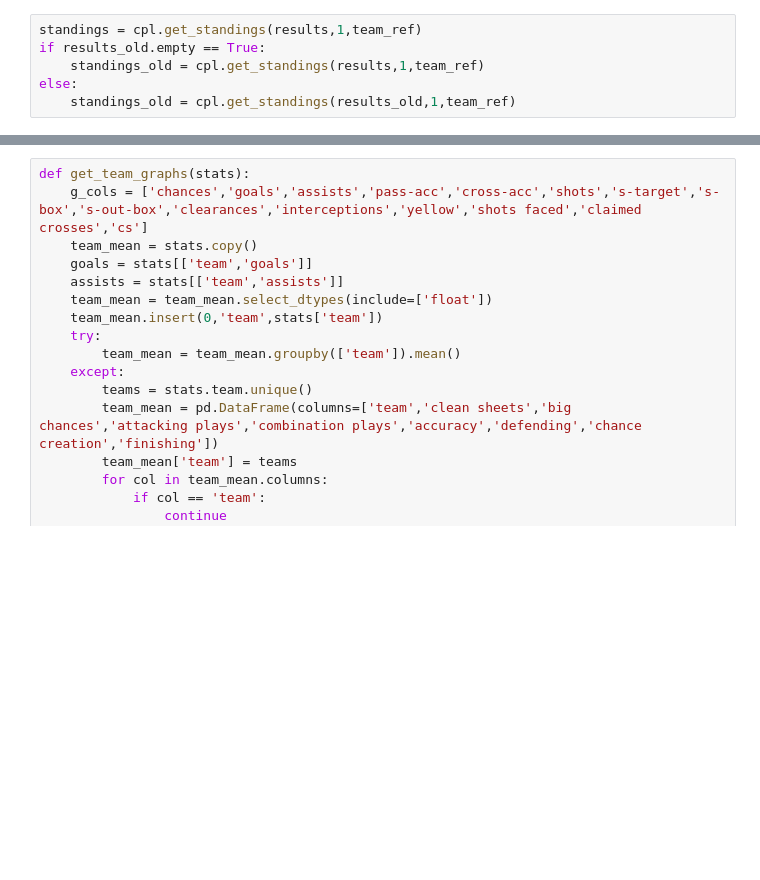
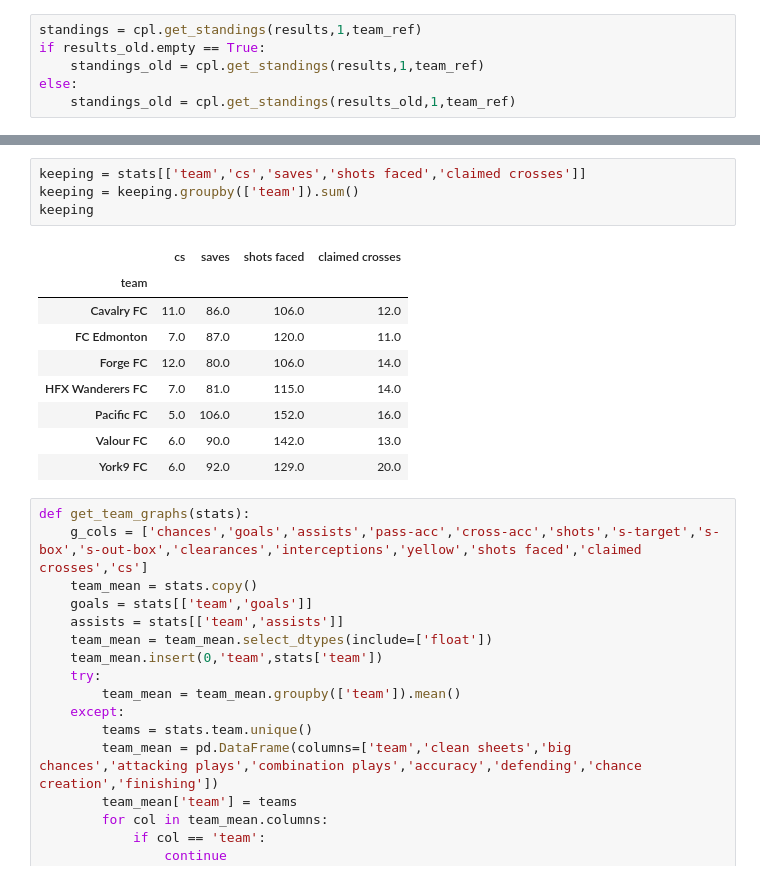
Before and after one commit to tamccullough/nutmeg, a Jupyter notebook: cpl__datasets_creator-final.ipynb, the cells around one changed output, grey strips where cells are left out. Saved outputs shown, nothing was run; the diff lists cells and outputs as text; blank space fills up the shorter version.

```diff
--- a/cpl__datasets_creator-final.ipynb
+++ b/cpl__datasets_creator-final.ipynb
@@ -127,3 +154,17 @@ teams[0]
+# %%
+keeping = stats[['team','cs','saves','shots faced','claimed crosses']]
+keeping = keeping.groupby(['team']).sum()
+keeping
+# %% [output]
+|  | cs | saves | shots faced | claimed crosses |
+| team |  |  |  |  |
+| Cavalry FC | 11.0 | 86.0 | 106.0 | 12.0 |
+| FC Edmonton | 7.0 | 87.0 | 120.0 | 11.0 |
+| Forge FC | 12.0 | 80.0 | 106.0 | 14.0 |
+| HFX Wanderers FC | 7.0 | 81.0 | 115.0 | 14.0 |
+| Pacific FC | 5.0 | 106.0 | 152.0 | 16.0 |
+| Valour FC | 6.0 | 90.0 | 142.0 | 13.0 |
+| York9 FC | 6.0 | 92.0 | 129.0 | 20.0 |
 # %%
 def get_team_graphs(stats):
     g_cols = ['chances','goals','assists','pass-acc','cross-acc','shots','s-target','s-box','s-out-box','clearances','interceptions','yellow','shots faced','claimed crosses','cs']
```
Also changed, not shown: parts of 15 cells of this notebook.
